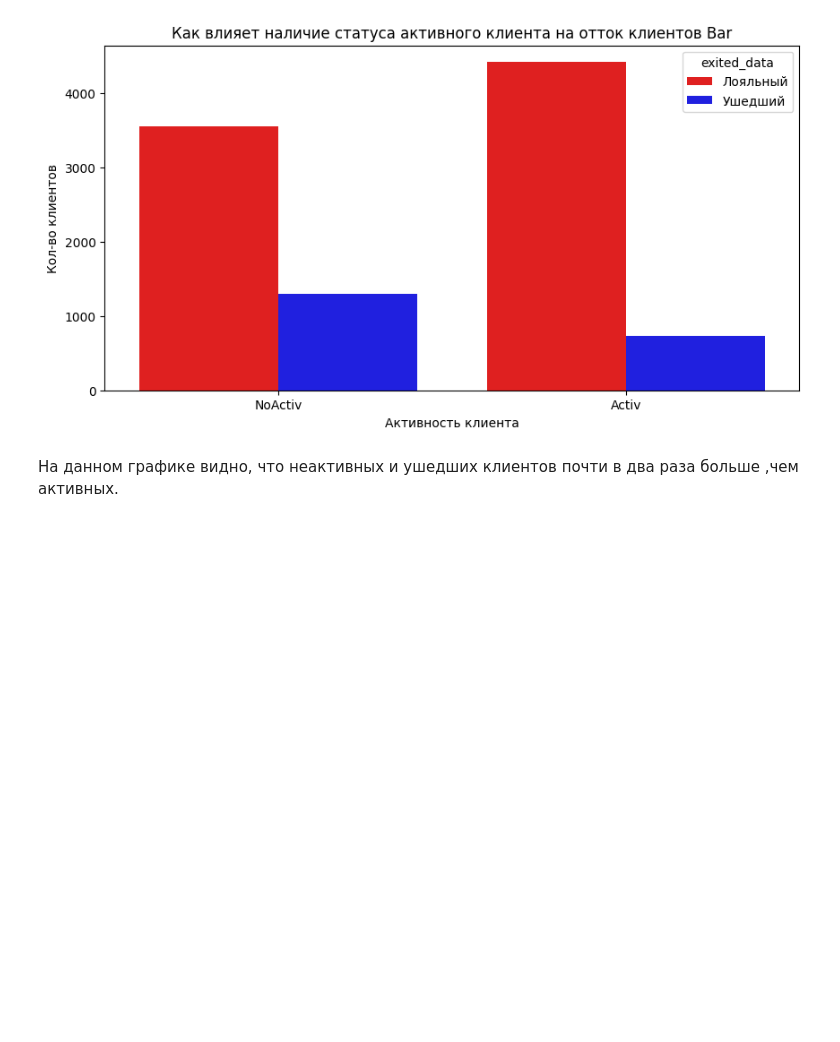
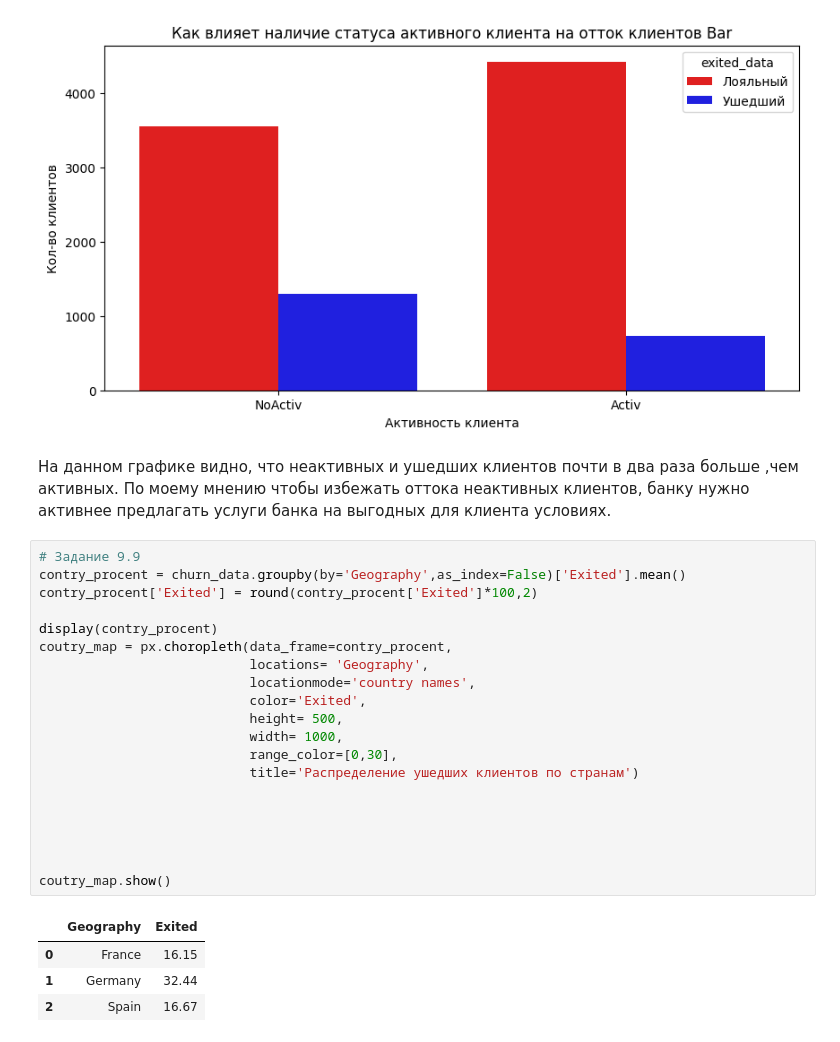
Before and after one commit to Alex1990opac/CHURN_TEST999, a Jupyter notebook: my_churn.ipynb, the cells around one changed output. Drawn from its saved outputs; the diff is of its cells as text; blank space fills up the shorter version.

```diff
--- a/my_churn.ipynb
+++ b/my_churn.ipynb
@@ -135,4 +135,29 @@ axes.set_ylabel('Кол-во клиентов')
 Text(0, 0.5, 'Кол-во клиентов')
 [figure]
 # %% [markdown]
-На данном графике видно, что неактивных и ушедших клиентов почти в два раза больше ,чем активных.
+На данном графике видно, что неактивных и ушедших клиентов почти в два раза больше ,чем активных. По моему мнению чтобы избежать оттока неактивных клиентов, банку нужно активнее предлагать услуги банка на выгодных для клиента условиях.
+# %%
+# Задание 9.9
+contry_procent = churn_data.groupby(by='Geography',as_index=False)['Exited'].mean()
+contry_procent['Exited'] = round(contry_procent['Exited']*100,2)
+
+display(contry_procent)
+coutry_map = px.choropleth(data_frame=contry_procent,
+                           locations= 'Geography',
+                           locationmode='country names',
+                           color='Exited',
+                           height= 500,
+                           width= 1000,
+                           range_color=[0,30],
+                           title='Распределение ушедших клиентов по странам')
+
+
+
+
+
+coutry_map.show()
+# %% [output]
+|  | Geography | Exited |
+| 0 | France | 16.15 |
+| 1 | Germany | 32.44 |
+| 2 | Spain | 16.67 |
```
